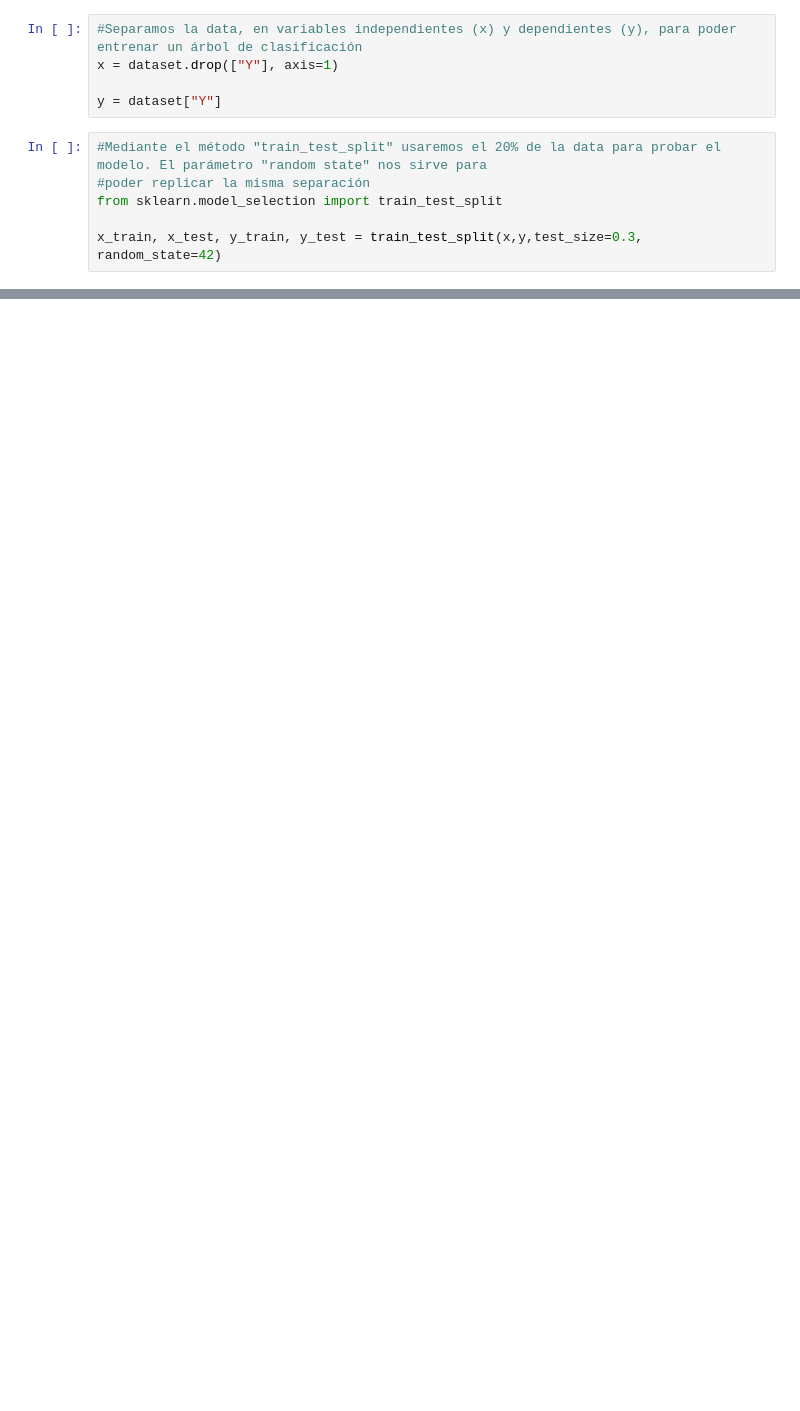
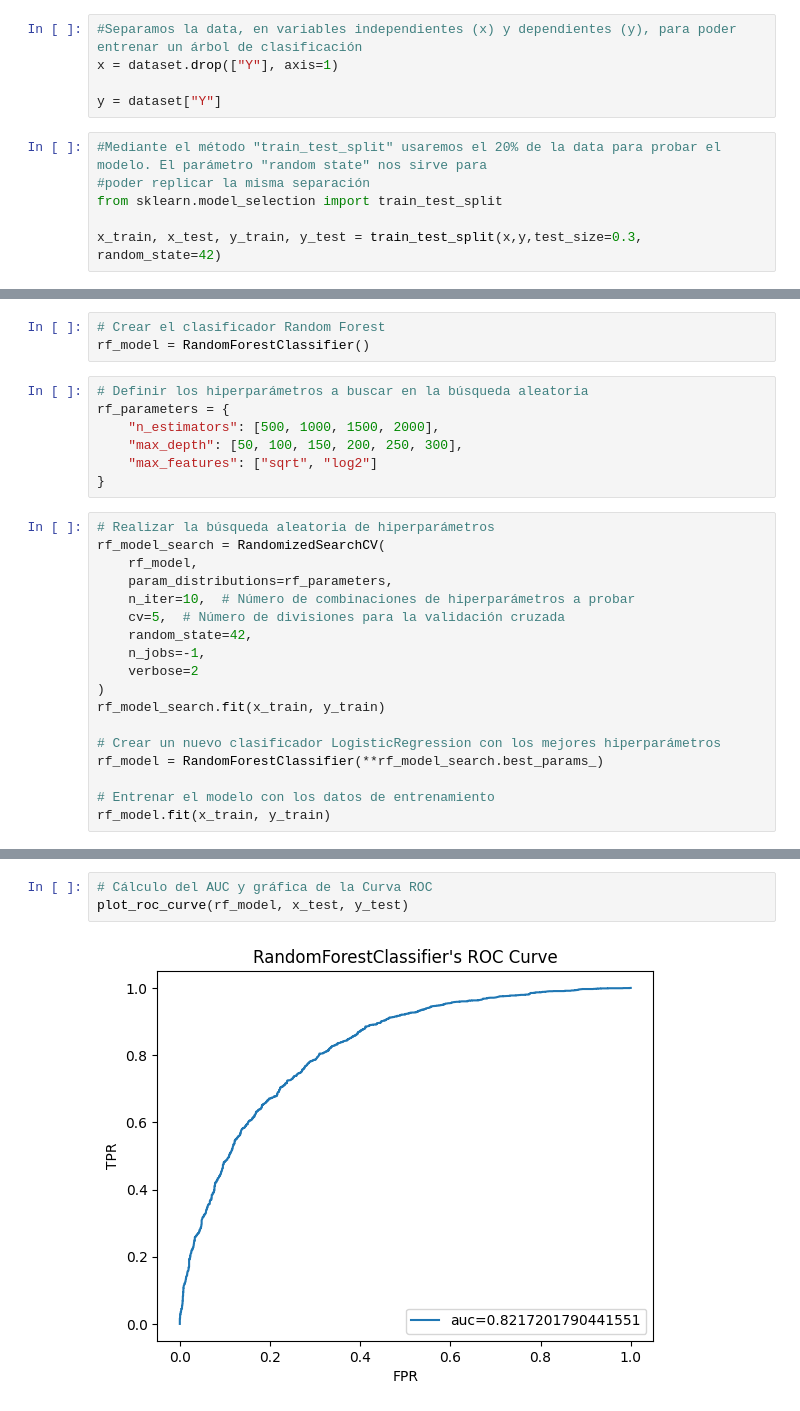
Before and after one commit to echovl/in-vehicle-coupon-recommendation, a Jupyter notebook: Código_Final_ML.ipynb, the cells around one changed output, grey strips where cells are left out. Saved outputs shown, nothing was run; the diff lists cells and outputs as text; blank space fills up the shorter version.

```diff
--- a/Código_Final_ML.ipynb
+++ b/Código_Final_ML.ipynb
@@ -118,0 +273,28 @@ Random Forest
+# %%
+# Crear el clasificador Random Forest
+rf_model = RandomForestClassifier()
+# %%
+# Definir los hiperparámetros a buscar en la búsqueda aleatoria
+rf_parameters = {
+    "n_estimators": [500, 1000, 1500, 2000],
+    "max_depth": [50, 100, 150, 200, 250, 300],
+    "max_features": ["sqrt", "log2"]
+}
+# %%
+# Realizar la búsqueda aleatoria de hiperparámetros
+rf_model_search = RandomizedSearchCV(
+    rf_model,
+    param_distributions=rf_parameters,
+    n_iter=10,  # Número de combinaciones de hiperparámetros a probar
+    cv=5,  # Número de divisiones para la validación cruzada
+    random_state=42,
+    n_jobs=-1,
+    verbose=2
+)
+rf_model_search.fit(x_train, y_train)
+
+# Crear un nuevo clasificador LogisticRegression con los mejores hiperparámetros
+rf_model = RandomForestClassifier(**rf_model_search.best_params_)
+
+# Entrenar el modelo con los datos de entrenamiento
+rf_model.fit(x_train, y_train)
@@ -118,0 +327,5 @@ Random Forest
+# %%
+# Cálculo del AUC y gráfica de la Curva ROC
+plot_roc_curve(rf_model, x_test, y_test)
+# %% [output]
+[figure, added]
```
Also changed, not shown: parts of 47 cells of this notebook, 1 other file.
